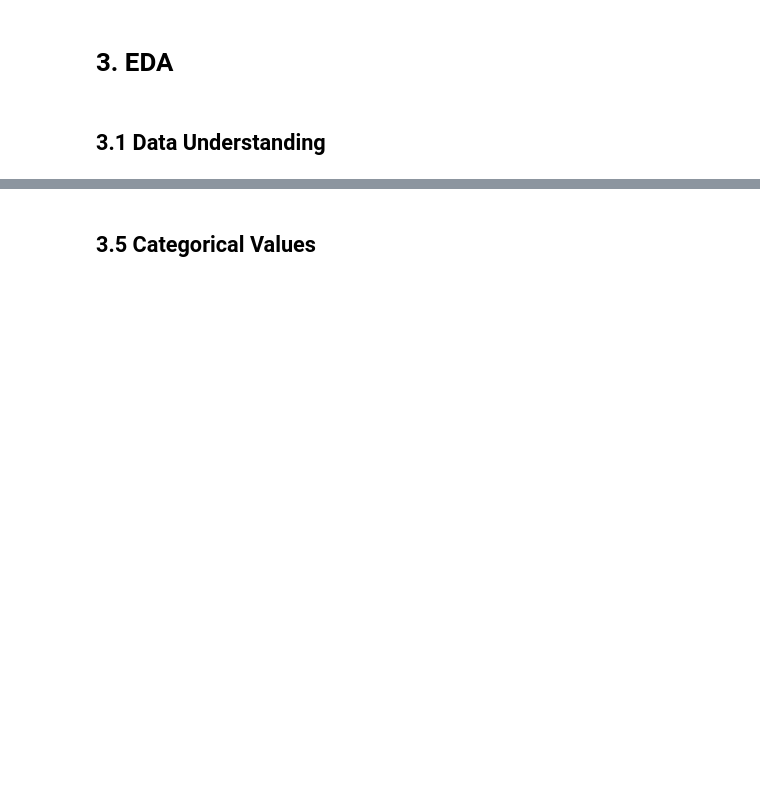
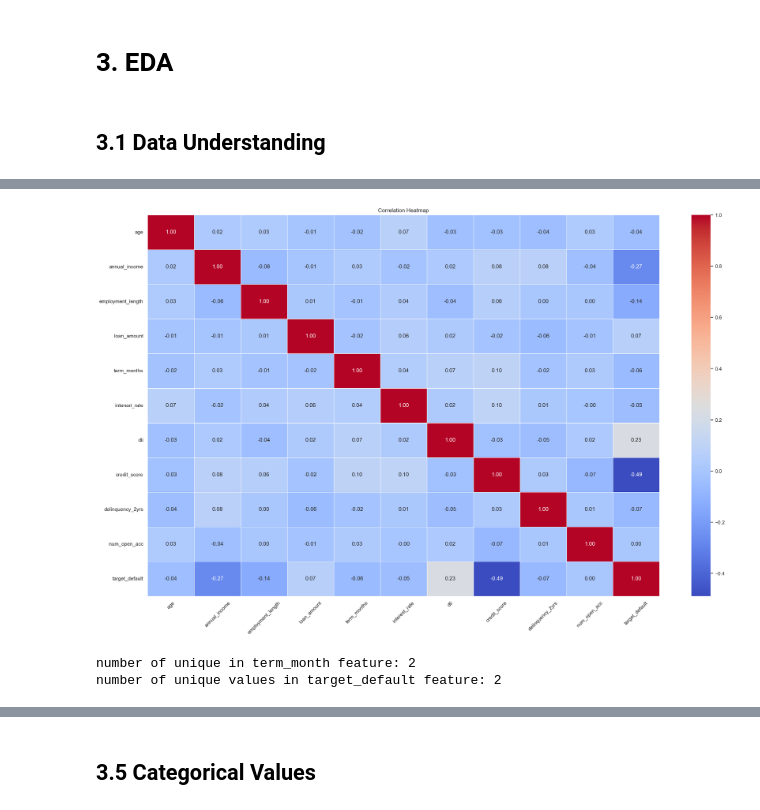
Before and after one commit to urfanamillatina/loan_default_prediction, a Jupyter notebook: loan_defaulter_prediction.ipynb, the cells around one changed output, grey strips where cells are left out. Saved outputs shown, nothing was run; the diff lists cells and outputs as text; code cells hidden in the pictures; blank space fills up the shorter version.

```diff
--- a/loan_defaulter_prediction.ipynb
+++ b/loan_defaulter_prediction.ipynb
@@ -113,0 +183,24 @@ df.describe ()
+# %%
+correlation = num.corr()
+plt.figure(figsize=(25, 15))
+sns.heatmap(correlation, annot=True, cmap='coolwarm', fmt='.2f', linewidths=0.5)
+plt.title('Correlation Heatmap')
+plt.xticks(rotation=45)
+plt.yticks(rotation=0)
+plt.show()
+# %% [output]
+[figure, added]
+# %%
+# Checking some columns further
+
+#term_months
+unique_term = df['term_months'].nunique()
+print (f'number of unique in term_month feature: {unique_term}')
+
+#target_default
+
+unique_target = df['target_default'].nunique()
+print (f'number of unique values in target_default feature: {unique_target}')
+# %% [output]
+number of unique in term_month feature: 2
+number of unique values in target_default feature: 2
```
Also changed, not shown: parts of 88 cells of this notebook, 13 other files.
